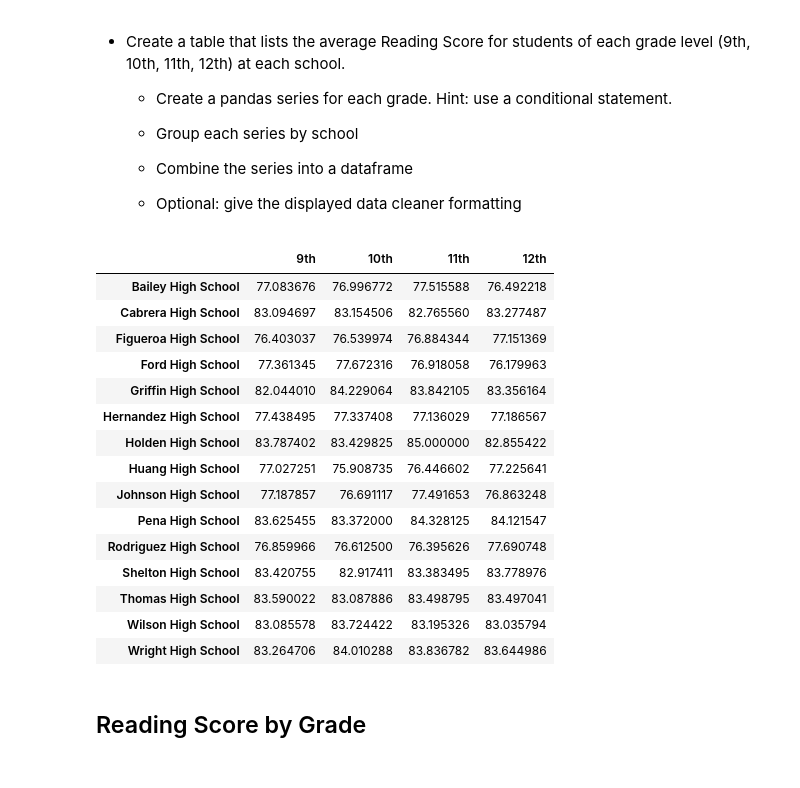
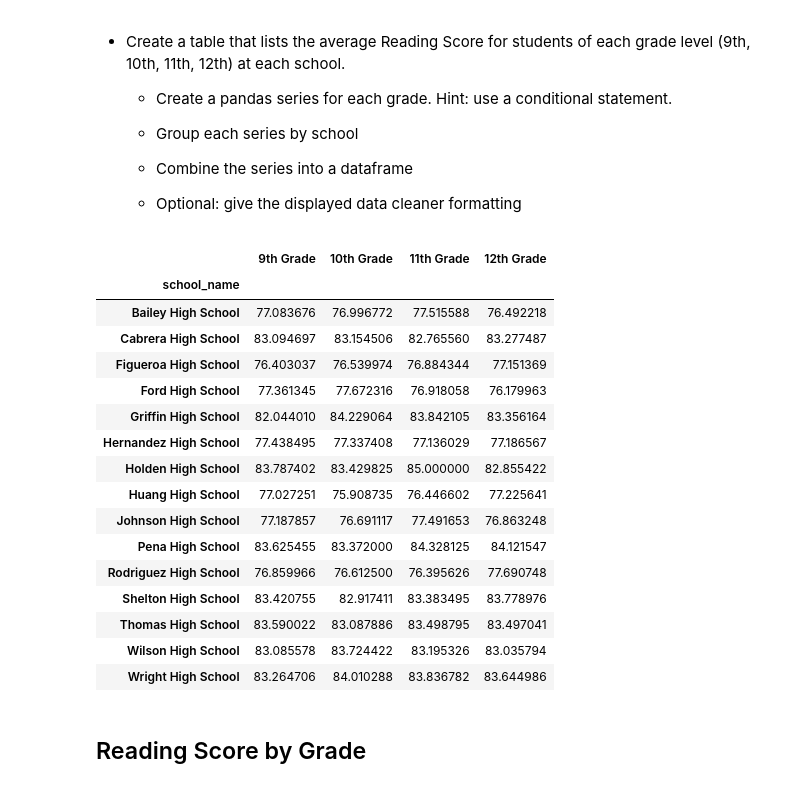
Before and after one commit to alaniwalaa/pandas-challenge, a Jupyter notebook: PyCitySchools/PyCitySchools_starter.ipynb, the cells around one changed output. Cells and saved outputs as stored; diff of their text form; code cells hidden in the pictures.

Commit message:
math and reading scores by grade

```diff
--- a/PyCitySchools/PyCitySchools_starter.ipynb
+++ b/PyCitySchools/PyCitySchools_starter.ipynb
@@ -409,27 +307,39 @@ schools_performance.tail(5)
   * Combine the series into a dataframe
 
   * Optional: give the displayed data cleaner formatting
-# %%
-#Math scores by grade
-avg_math_scores_grade = each_school_df.groupby(["grade"]).mean()["math_score"]
-avg_math_scores_grade
-# %% [output]
-|  | 9th | 10th | 11th | 12th |
-| Bailey High School | 77.083676 | 76.996772 | 77.515588 | 76.492218 |
-| Cabrera High School | 83.094697 | 83.154506 | 82.765560 | 83.277487 |
-| Figueroa High School | 76.403037 | 76.539974 | 76.884344 | 77.151369 |
-| Ford High School | 77.361345 | 77.672316 | 76.918058 | 76.179963 |
-| Griffin High School | 82.044010 | 84.229064 | 83.842105 | 83.356164 |
-| Hernandez High School | 77.438495 | 77.337408 | 77.136029 | 77.186567 |
-| Holden High School | 83.787402 | 83.429825 | 85.000000 | 82.855422 |
-| Huang High School | 77.027251 | 75.908735 | 76.446602 | 77.225641 |
-| Johnson High School | 77.187857 | 76.691117 | 77.491653 | 76.863248 |
-| Pena High School | 83.625455 | 83.372000 | 84.328125 | 84.121547 |
-| Rodriguez High School | 76.859966 | 76.612500 | 76.395626 | 77.690748 |
-| Shelton High School | 83.420755 | 82.917411 | 83.383495 | 83.778976 |
-| Thomas High School | 83.590022 | 83.087886 | 83.498795 | 83.497041 |
-| Wilson High School | 83.085578 | 83.724422 | 83.195326 | 83.035794 |
-| Wright High School | 83.264706 | 84.010288 | 83.836782 | 83.644986 |
+# %%
+#Math scores by grade
+nine_grade = merged_data[(merged_data["grade"] == "9th")].groupby(["school_name"]).mean()['math_score']
+ten_grade = merged_data[(merged_data["grade"] == "10th")].groupby(["school_name"]).mean()['math_score']
+eleven_grade = merged_data[(merged_data["grade"] == "11th")].groupby(["school_name"]).mean()['math_score']
+twelve_grade = merged_data[(merged_data["grade"] == "12th")].groupby(["school_name"]).mean()['math_score']
+
+math_by_grade = pd.DataFrame({
+    "9th Grade": nine_grade,
+    "10th Grade": ten_grade,
+    "11th Grade": eleven_grade,
+    "12th Grade": twelve_grade
+})
+
+math_by_grade
+# %% [output]
+|  | 9th Grade | 10th Grade | 11th Grade | 12th Grade |
+| school_name |  |  |  |  |
+| Bailey High School | 77.083676 | 76.996772 | 77.515588 | 76.492218 |
+| Cabrera High School | 83.094697 | 83.154506 | 82.765560 | 83.277487 |
+| Figueroa High School | 76.403037 | 76.539974 | 76.884344 | 77.151369 |
+| Ford High School | 77.361345 | 77.672316 | 76.918058 | 76.179963 |
+| Griffin High School | 82.044010 | 84.229064 | 83.842105 | 83.356164 |
+| Hernandez High School | 77.438495 | 77.337408 | 77.136029 | 77.186567 |
+| Holden High School | 83.787402 | 83.429825 | 85.000000 | 82.855422 |
+| Huang High School | 77.027251 | 75.908735 | 76.446602 | 77.225641 |
+| Johnson High School | 77.187857 | 76.691117 | 77.491653 | 76.863248 |
+| Pena High School | 83.625455 | 83.372000 | 84.328125 | 84.121547 |
+| Rodriguez High School | 76.859966 | 76.612500 | 76.395626 | 77.690748 |
+| Shelton High School | 83.420755 | 82.917411 | 83.383495 | 83.778976 |
+| Thomas High School | 83.590022 | 83.087886 | 83.498795 | 83.497041 |
+| Wilson High School | 83.085578 | 83.724422 | 83.195326 | 83.035794 |
+| Wright High School | 83.264706 | 84.010288 | 83.836782 | 83.644986 |
 # %% [markdown]
 ## Reading Score by Grade
 # %% [markdown]
```
Also changed, not shown: parts of 15 cells of this notebook.
